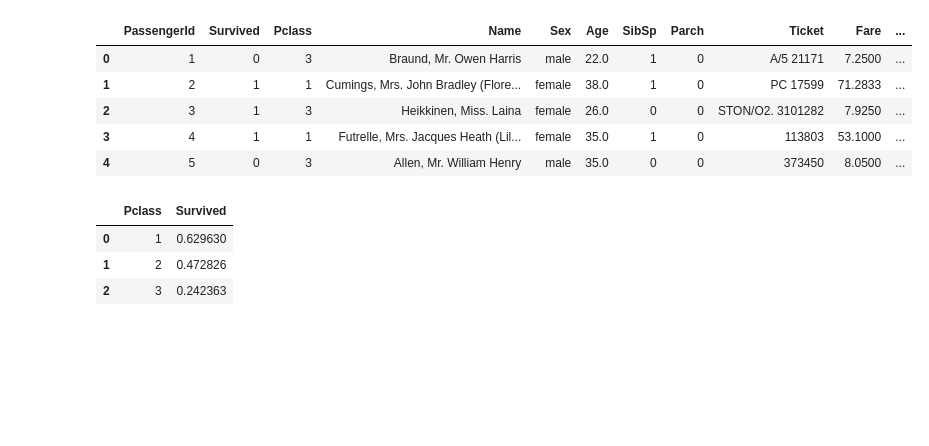
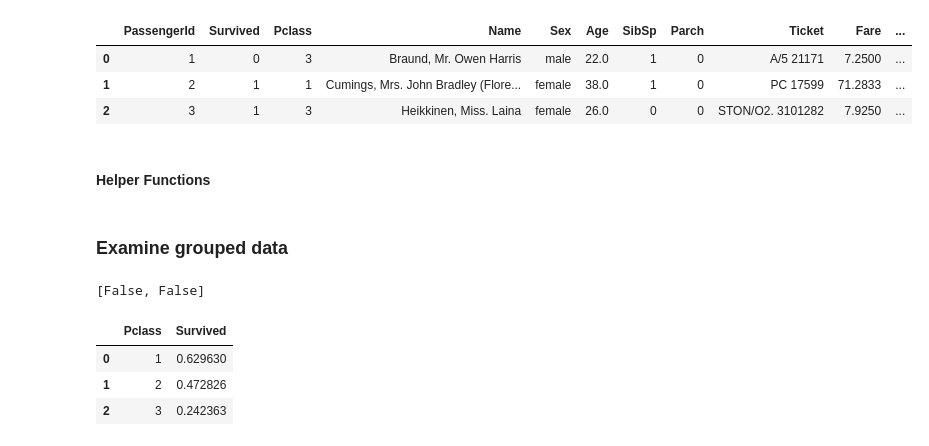
Before and after one commit to jeffyancey/Kaggle, a Jupyter notebook: develop/Titanic.ipynb, the cells around one changed output. Drawn from its saved outputs; the diff is of its cells as text; code cells hidden in the pictures; blank space fills up the shorter version.

```diff
--- a/develop/Titanic.ipynb
+++ b/develop/Titanic.ipynb
@@ -17,13 +10,11 @@ plt.rcParams['figure.figsize'] = (12, 8)
 # %%
-train = pd.read_csv('../data/train.csv')
-test = pd.read_csv('../data/test.csv')
+train = pd.read_csv('../data/titanic_train.csv')
+test = pd.read_csv('../data/titanic_test.csv')
 full_data = [train, test]
-train.head()
-# qgrid.show_grid(train[['Survived', 'Sex', 'Age', 'Pclass', 'SibSp', 'Parch', 'Fare', 'Embarked']].head(3))
+
+train.head(3)
 # %% [output]
 |  | PassengerId | Survived | Pclass | Name | Sex | Age | SibSp | Parch | Ticket | Fare | ... |
 | 0 | 1 | 0 | 3 | Braund, Mr. Owen Harris | male | 22.0 | 1 | 0 | A/5 21171 | 7.2500 | ... |
 | 1 | 2 | 1 | 1 | Cumings, Mrs. John Bradley (Flore... | female | 38.0 | 1 | 0 | PC 17599 | 71.2833 | ... |
 | 2 | 3 | 1 | 3 | Heikkinen, Miss. Laina | female | 26.0 | 0 | 0 | STON/O2. 3101282 | 7.9250 | ... |
-| 3 | 4 | 1 | 1 | Futrelle, Mrs. Jacques Heath (Lil... | female | 35.0 | 1 | 0 | 113803 | 53.1000 | ... |
-| 4 | 5 | 0 | 3 | Allen, Mr. William Henry | male | 35.0 | 0 | 0 | 373450 | 8.0500 | ... |
@@ -29,0 +23,2 @@ train.head()
+# %% [markdown]
+#### Helper Functions
@@ -30,3 +34,9 @@ train.head()
+# %% [markdown]
+### Examine grouped data
+# %%
+map(any_nan, [train.Pclass, test.Pclass])
+# %% [output]
+[False, False]
 # %%
 train[['Pclass', 'Survived']].groupby(['Pclass'], as_index=False).mean()
 # %% [output]
```
Also changed, not shown: parts of 27 cells of this notebook, 1 other file.
